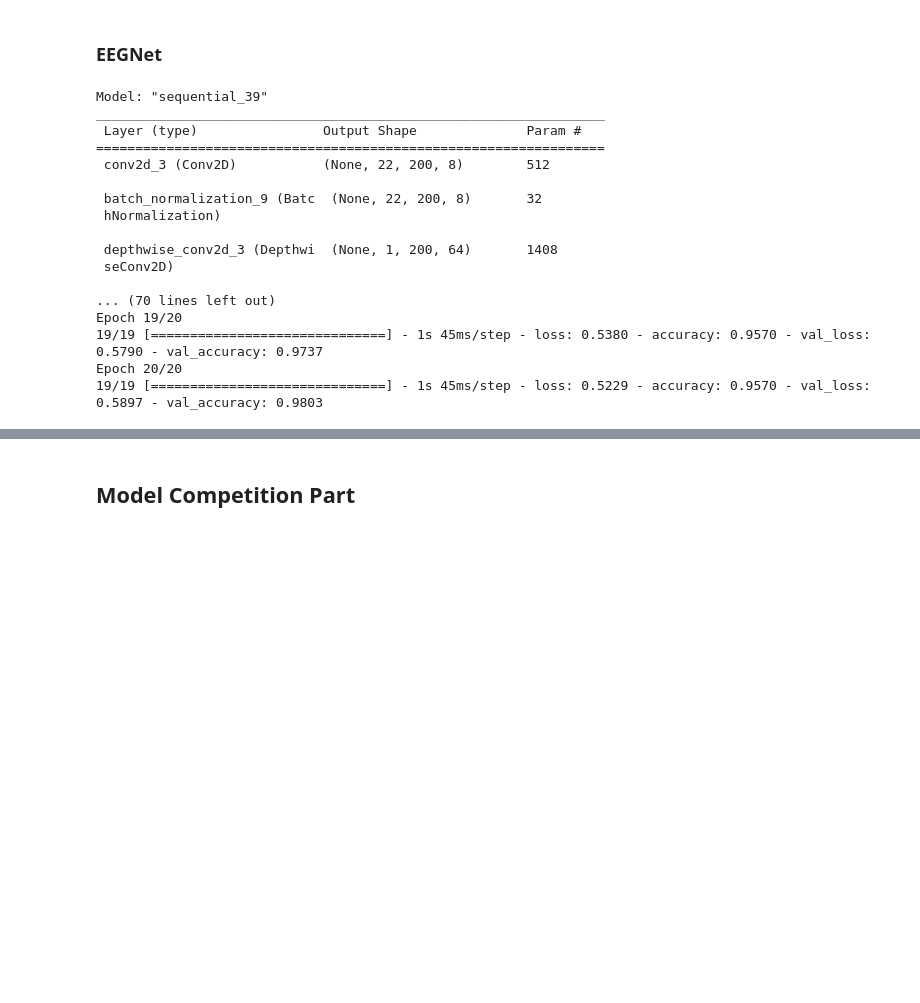
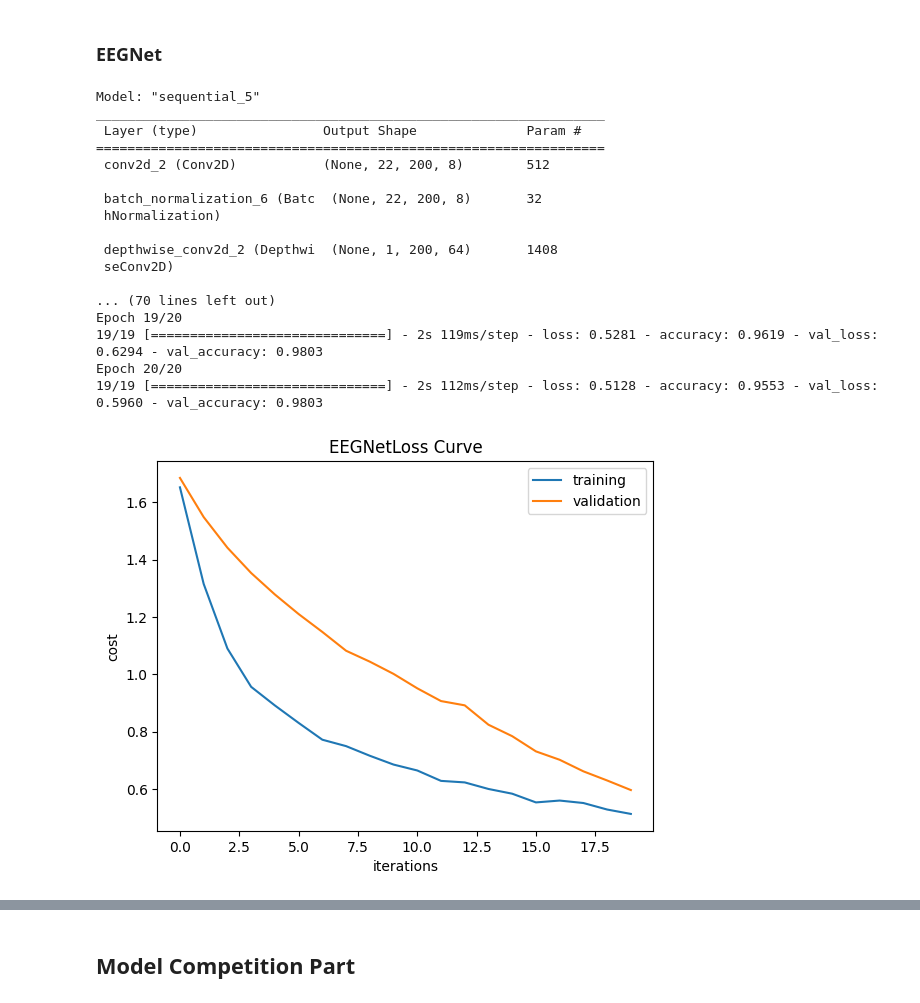
Before and after one commit to Cosmo-Wen/Machine-Learning, a Jupyter notebook: HW5/hw5_template.ipynb, the cells around one changed output, grey strips where cells are left out. Drawn from its saved outputs; the diff is of its cells as text; code cells hidden in the pictures; blank space fills up the shorter version.

```diff
--- a/HW5/hw5_template.ipynb
+++ b/HW5/hw5_template.ipynb
@@ -104,23 +116,33 @@ def EEGNet(classes = 6, channels = 22, timeframe = 200, droprate = 0.5, filter1
 model_EEGNet = EEGNet()
 model_EEGNet.compile(optimizer = 'adam', loss='sparse_categorical_crossentropy', metrics = ['accuracy'])
 model_EEGNet.summary()
-history = model_EEGNet.fit(X_train, Y_train, validation_data=(X_val, Y_val), epochs=20)
+history_EEGNet = model_EEGNet.fit(X_train, Y_train, validation_data=(X_val, Y_val), epochs=20)
 # %% [output]
-Model: "sequential_39"
+Model: "sequential_5"
 _________________________________________________________________
  Layer (type)                Output Shape              Param #
 =================================================================
- conv2d_3 (Conv2D)           (None, 22, 200, 8)        512
+ conv2d_2 (Conv2D)           (None, 22, 200, 8)        512
 
- batch_normalization_9 (Batc  (None, 22, 200, 8)       32
+ batch_normalization_6 (Batc  (None, 22, 200, 8)       32
  hNormalization)
 
- depthwise_conv2d_3 (Depthwi  (None, 1, 200, 64)       1408
+ depthwise_conv2d_2 (Depthwi  (None, 1, 200, 64)       1408
  seConv2D)
 
 ... (70 lines left out)
 Epoch 19/20
-19/19 [==============================] - 1s 45ms/step - loss: 0.5380 - accuracy: 0.9570 - val_loss: 0.5790 - val_accuracy: 0.9737
+19/19 [==============================] - 2s 119ms/step - loss: 0.5281 - accuracy: 0.9619 - val_loss: 0.6294 - val_accuracy: 0.9803
 Epoch 20/20
-19/19 [==============================] - 1s 45ms/step - loss: 0.5229 - accuracy: 0.9570 - val_loss: 0.5897 - val_accuracy: 0.9803
+19/19 [==============================] - 2s 112ms/step - loss: 0.5128 - accuracy: 0.9553 - val_loss: 0.5960 - val_accuracy: 0.9803
+# %%
+plt.plot(np.squeeze(history_EEGNet.history['loss']), label = 'training')
+plt.plot(np.squeeze(history_EEGNet.history['val_loss']), label = 'validation')
+plt.legend()
+plt.ylabel('cost')
+plt.xlabel('iterations')
+plt.title("EEGNetLoss Curve")
+plt.show()
+# %% [output]
+[figure, added]
 # %%
```
Also changed, not shown: parts of 6 cells of this notebook, 8 other files.
